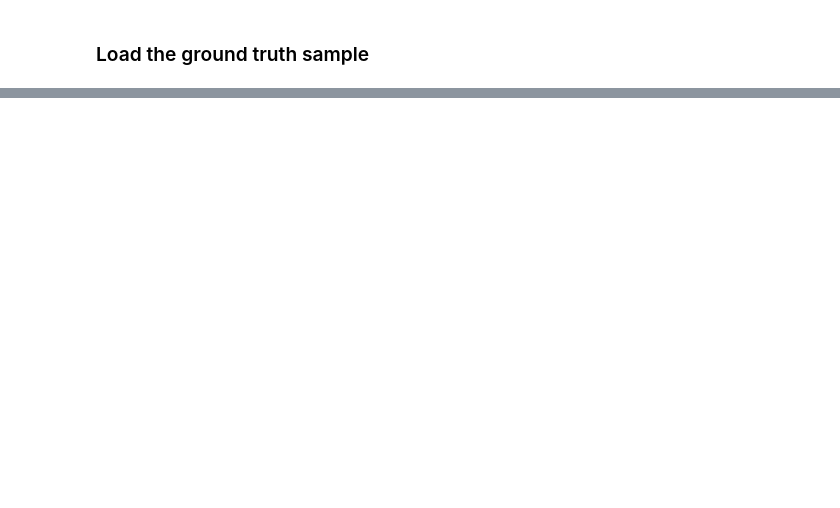
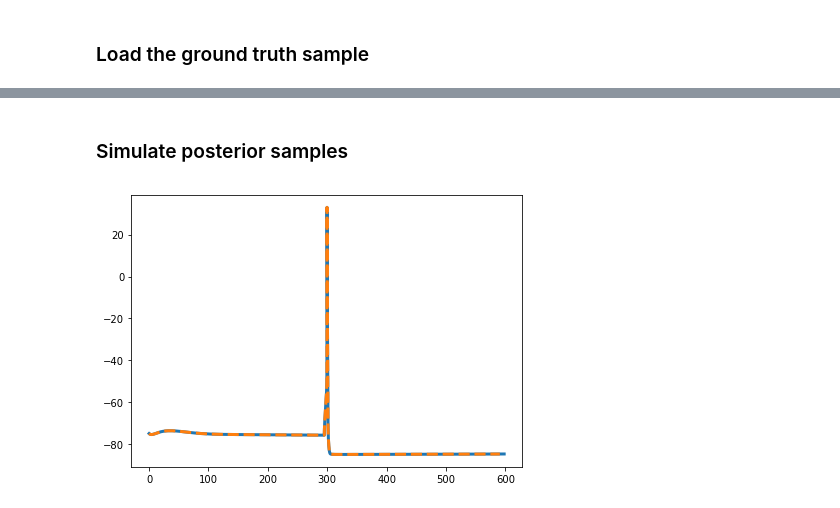
Before and after one commit to mackelab/lfi-experiments, a Jupyter notebook: bursting_biophysics/SNL_notebooks/200616_posterior_predictive_checks.ipynb, the cells around one changed output, grey strips where cells are left out. Cells and saved outputs as stored; diff of their text form; code cells hidden in the pictures; blank space fills up the shorter version.

```diff
--- a/bursting_biophysics/SNL_notebooks/200616_posterior_predictive_checks.ipynb
+++ b/bursting_biophysics/SNL_notebooks/200616_posterior_predictive_checks.ipynb
@@ -3,5 +6,5 @@ import pickle
 # %%
-with open('../results/samples/200616_dummyPosteriorSNL_samples.pickle', 'rb') as handle:
+with open('../results/samples/200622_PosteriorSNPE_onlyNumSpikes_samples.pickle', 'rb') as handle:
     saved_samples = pickle.load(handle)
 # %%
 import sys
@@ -36,0 +94,12 @@ np.savez('../../../arco_sims/x_o.npz', x_o=x_o)
+# %% [markdown]
+### Simulate posterior samples
+# %%
+fig, ax = plt.subplots(1,1, figsize=(7, 5))
+
+for i in range(1):
+    output = simulator_wrapper(saved_samples[i])
+    plt.plot(output['bAP.hay_measure']['tVec'], output['bAP.hay_measure']['vList'][0], linewidth=3.0)
+    plt.plot(output['BAC.hay_measure']['tVec'], output['BAC.hay_measure']['vList'][0], linestyle='--', linewidth=3.0)
+plt.show()
+# %% [output]
+[figure, added]
```
Also changed, not shown: parts of 15 cells of this notebook, 22 other files.
